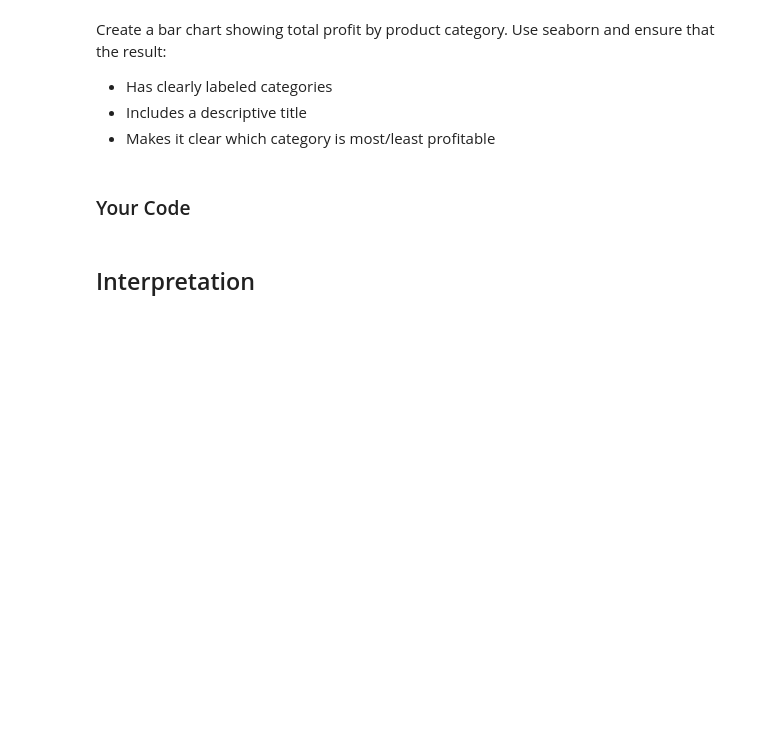
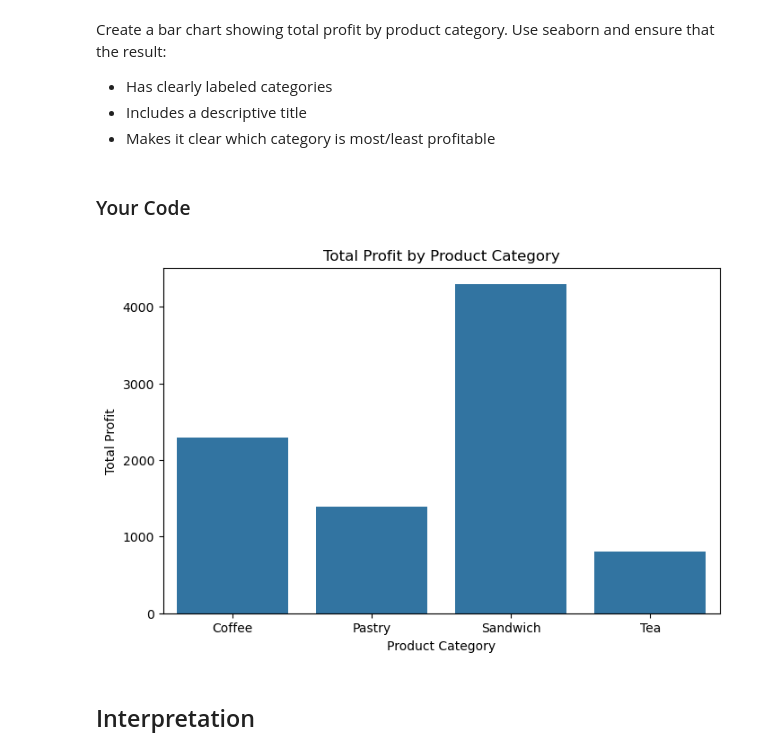
Before and after one commit to nnineeight/py4eda-work, a Jupyter notebook: test2b/test_2b.ipynb, the cells around one changed output. Saved outputs shown, nothing was run; the diff lists cells and outputs as text; code cells hidden in the pictures; blank space fills up the shorter version.

```diff
--- a/test2b/test_2b.ipynb
+++ b/test2b/test_2b.ipynb
@@ -336,6 +336,22 @@ Create a bar chart showing total profit by product category. Use seaborn and ens
 ### Your Code
 # %%
 # Task 6: use sns.barplot() with aggregated data
+
+profit_by_cat = (
+    sales_w_prod_info
+        .groupby("category", as_index = False)["profit"]
+        .sum()
+        .rename(columns = {"profit": "total_profit"})
+)
+# %%
+plt.figure(figsize = (8, 5), )
+sns.barplot(data = profit_by_cat, x = "category", y = "total_profit")
+plt.title("Total Profit by Product Category")
+plt.xlabel("Product Category")
+plt.ylabel("Total Profit")
+plt.show()
+# %% [output]
+[figure, added]
 # %% [markdown]
 ## Interpretation
 # %% [markdown]
```
